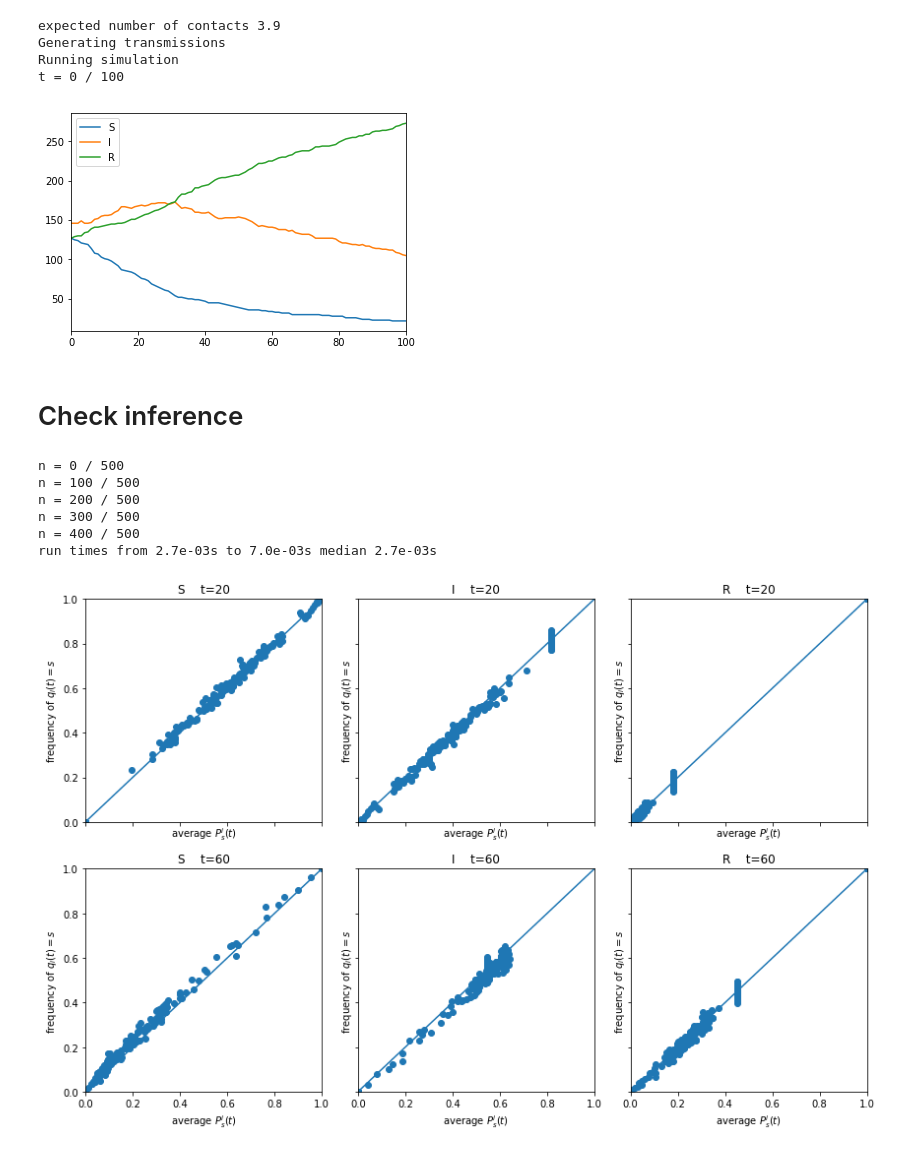
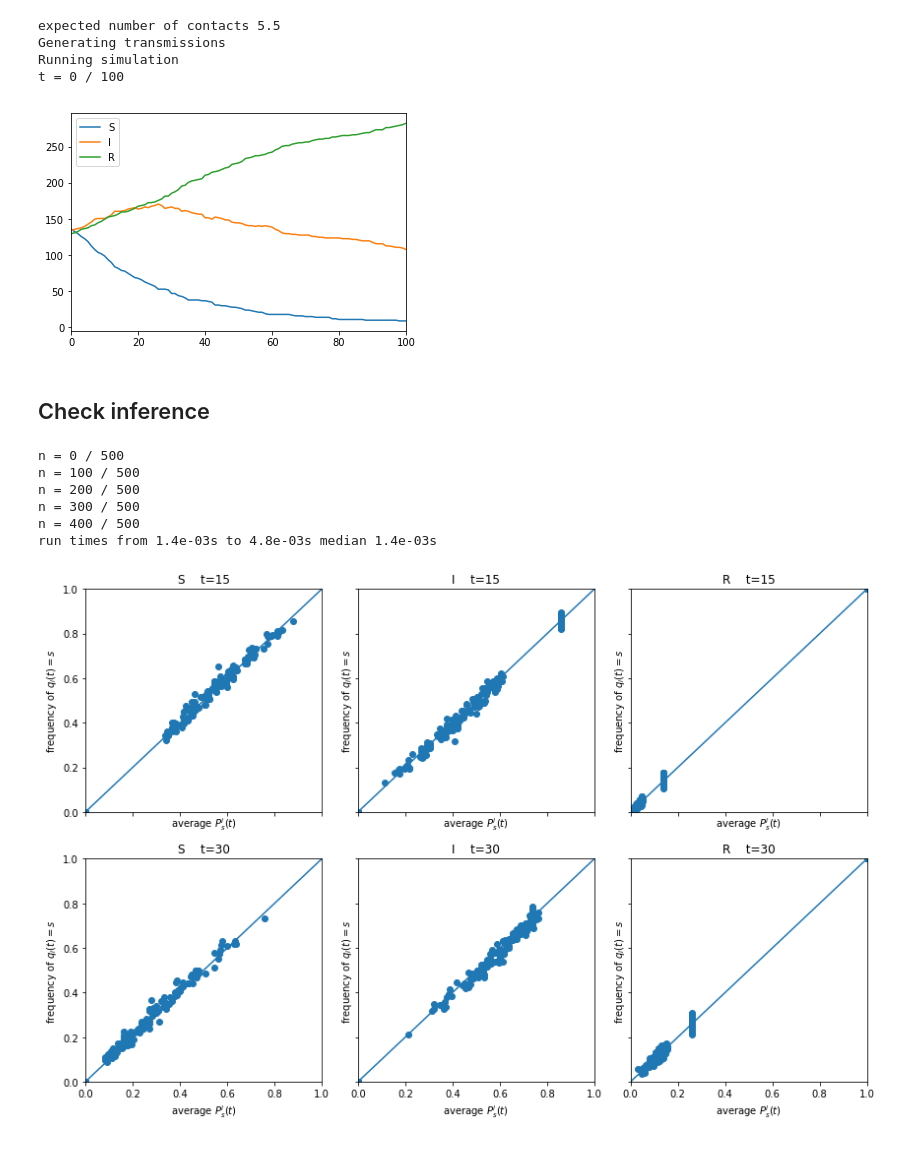
Before and after one commit to sphinxteam/sir_inference, a Jupyter notebook: Scatterplot_mean_field_dmp.ipynb, the cells around one changed output. Cells and saved outputs as stored; diff of their text form; code cells hidden in the pictures.

Commit message:
add random geom scatterplot

```diff
--- a/Scatterplot_mean_field_dmp.ipynb
+++ b/Scatterplot_mean_field_dmp.ipynb
@@ -24,34 +76,31 @@ Average degree:   7.7750
 # %%
-from sir_model import ProximityModel, NetworkModel, indicator
-from test_model import generate_scatterplot
-
+N = 400
 initial_states = np.random.randint(3, size=N)
-model =  NetworkModel(
-    graph=graph, mu=0.01, lamb=0.02, proba_contact=proba_contact,
-    layout=layout, initial_states=initial_states
+model =  ProximityModel(
+    N=N, mu=0.01, lamb=0.02, scale=1.0,
+    initial_states=initial_states
 )
 print("expected number of contacts %.1f" % model.n_contacts)
 model.run(100, print_every=200)
 model.get_counts().plot();
 # %% [output]
-expected number of contacts 3.9
+expected number of contacts 5.5
 Generating transmissions
 Running simulation
 t = 0 / 100
-[figure, old version]
+[figure, new version]
 # %% [markdown]
-# Check inference
+## Check inference
 # %%
-from inference_model import MeanField
 initial_probas = indicator(model.initial_states)
 infer = MeanField(initial_probas, model.x_pos, model.y_pos)
-generate_scatterplot(model, infer, 500, [20, 60])
+generate_scatterplot(model, infer, 500, [15, 30])
 # %% [output]
 n = 0 / 500
 n = 100 / 500
 n = 200 / 500
 n = 300 / 500
 n = 400 / 500
-run times from 2.7e-03s to 7.0e-03s median 2.7e-03s
+run times from 1.4e-03s to 4.8e-03s median 1.4e-03s
-[figure, old version]
+[figure, new version]
 # %%
```
Also changed, not shown: parts of 10 cells of this notebook.
